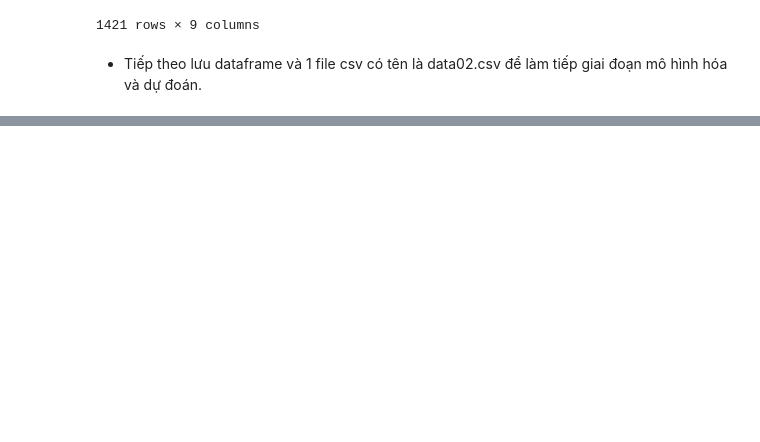
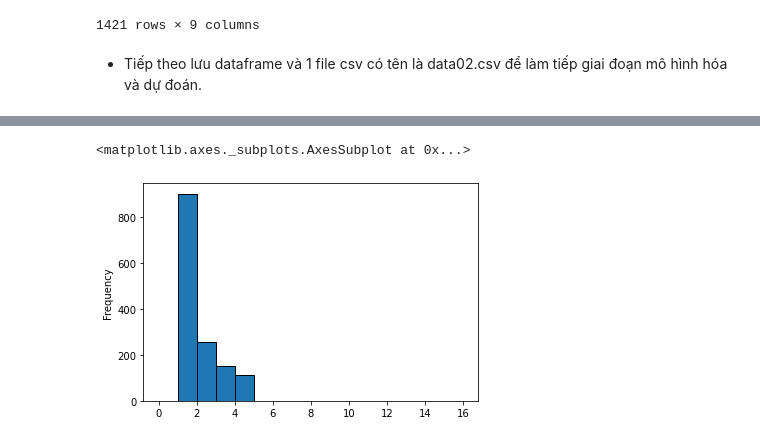
Before and after one commit to Truong1311/DataScienceProject, a Jupyter notebook: Sources/Xu Ly Du Lieu Thu Thap.ipynb, the cells around one changed output, grey strips where cells are left out. Cells and saved outputs as stored; diff of their text form; code cells hidden in the pictures; blank space fills up the shorter version.

```diff
--- a/Sources/Xu Ly Du Lieu Thu Thap.ipynb
+++ b/Sources/Xu Ly Du Lieu Thu Thap.ipynb
@@ -50,7 +63,15 @@ Name: Price, Length: 1421, dtype: object
 - Chuyển Price sang dạng số.
 # %%
 for idx in df.Price.index:
-    df.Price[idx] = int(df.Price[idx].replace('.','').replace('Đ','').replace('đ','').replace('₫','').replace(' ',''))
+    price = int(df.Price[idx].replace('.','').replace('Đ','').replace('đ','').replace('₫','').replace(' ',''))
+    if price < 6000000:
+        df['Price'][idx] = 1
+    elif price <10000000:
+        df['Price'][idx] = 2
+    elif price < 18000000:
+        df['Price'][idx] = 3
+    else:
+        df['Price'][idx] = 4
 # %%
 df
 # %% [output]
@@ -73,0 +124,5 @@ export_csv = df.to_csv ('data02.csv', index = None, header=True)
+# %%
+df.Price.plot.hist(bins=range(0, 17, 1), edgecolor='black')
+# %% [output]
+<matplotlib.axes._subplots.AxesSubplot at 0x...>
+[figure, added]
```
Also changed, not shown: parts of 5 cells of this notebook, 2 other files.
